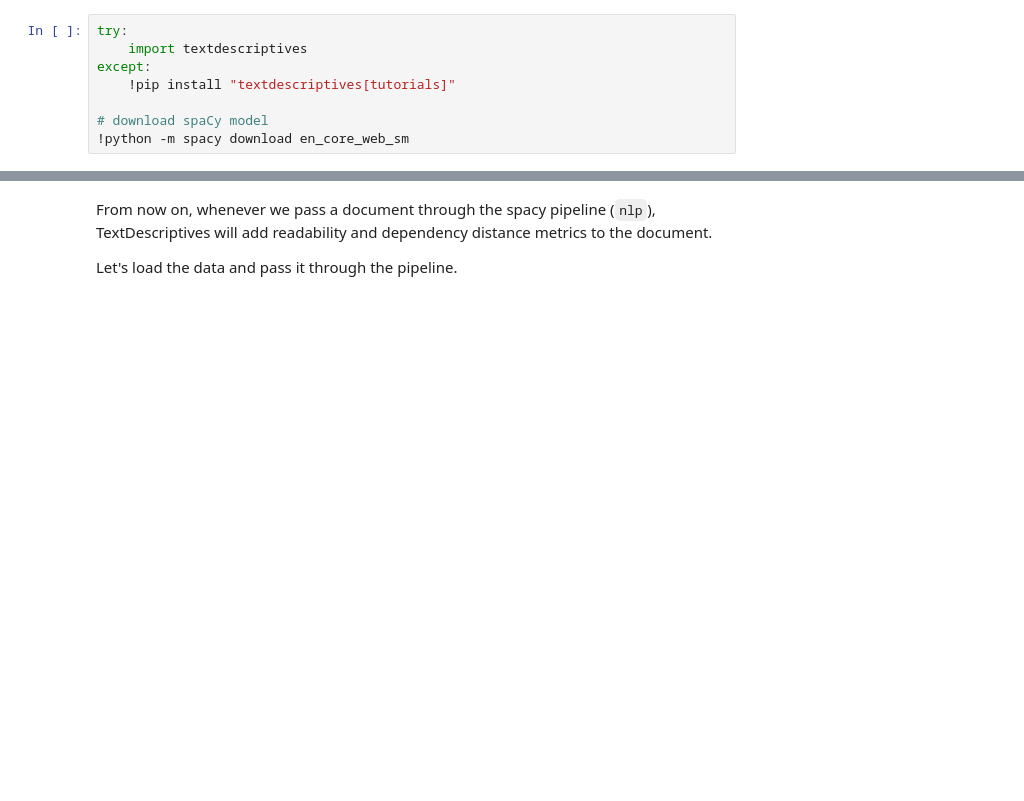
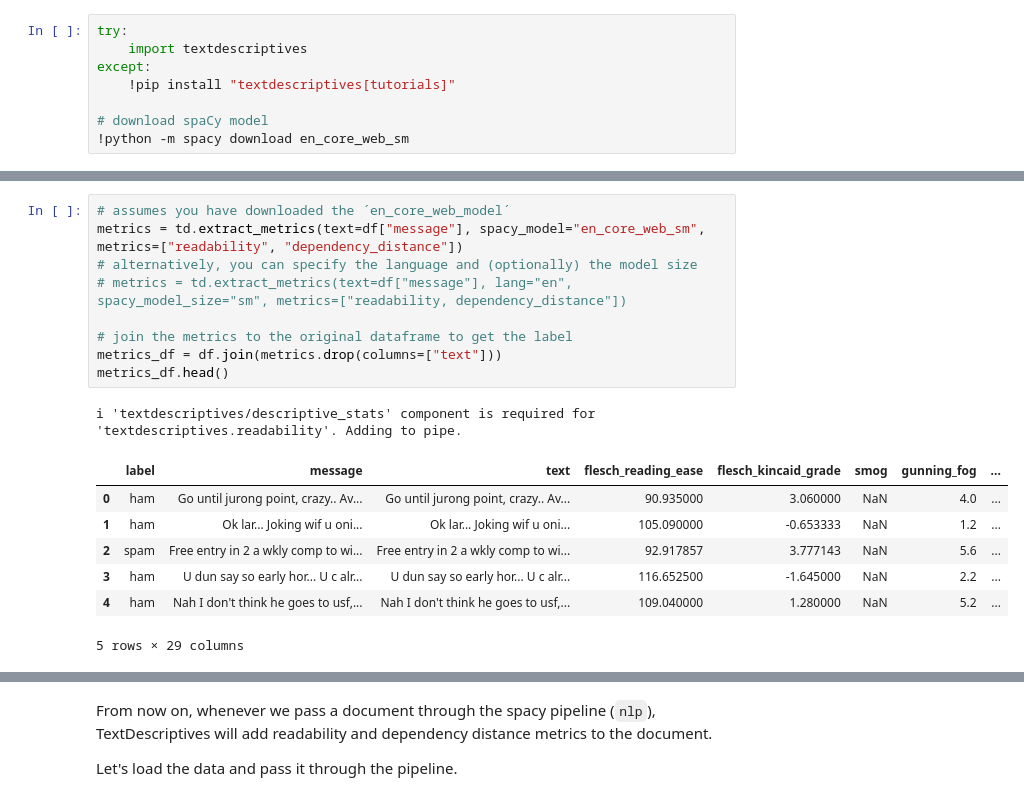
Before and after one commit to HLasse/TextDescriptives, a Jupyter notebook: docs/tutorials/introductory_tutorial.ipynb, the cells around one changed output, grey strips where cells are left out. Saved outputs shown, nothing was run; the diff lists cells and outputs as text; blank space fills up the shorter version.

```diff
--- a/docs/tutorials/introductory_tutorial.ipynb
+++ b/docs/tutorials/introductory_tutorial.ipynb
@@ -29,0 +53,19 @@ except:
+# %%
+# assumes you have downloaded the ´en_core_web_model´
+metrics = td.extract_metrics(text=df["message"], spacy_model="en_core_web_sm", metrics=["readability", "dependency_distance"])
+# alternatively, you can specify the language and (optionally) the model size
+# metrics = td.extract_metrics(text=df["message"], lang="en", spacy_model_size="sm", metrics=["readability, dependency_distance"])
+
+# join the metrics to the original dataframe to get the label
+metrics_df = df.join(metrics.drop(columns=["text"]))
+metrics_df.head()
+# %% [output]
+ℹ 'textdescriptives/descriptive_stats' component is required for
+'textdescriptives.readability'. Adding to pipe.
+|  | label | message | text | flesch_reading_ease | flesch_kincaid_grade | smog | gunning_fog | ... |
+| 0 | ham | Go until jurong point, crazy.. Av... | Go until jurong point, crazy.. Av... | 90.935000 | 3.060000 | NaN | 4.0 | ... |
+| 1 | ham | Ok lar... Joking wif u oni... | Ok lar... Joking wif u oni... | 105.090000 | -0.653333 | NaN | 1.2 | ... |
+| 2 | spam | Free entry in 2 a wkly comp to wi... | Free entry in 2 a wkly comp to wi... | 92.917857 | 3.777143 | NaN | 5.6 | ... |
+| 3 | ham | U dun say so early hor... U c alr... | U dun say so early hor... U c alr... | 116.652500 | -1.645000 | NaN | 2.2 | ... |
+| 4 | ham | Nah I don't think he goes to usf,... | Nah I don't think he goes to usf,... | 109.040000 | 1.280000 | NaN | 5.2 | ... |
+5 rows × 29 columns
```
Also changed, not shown: parts of 19 cells of this notebook, 1 other file.
